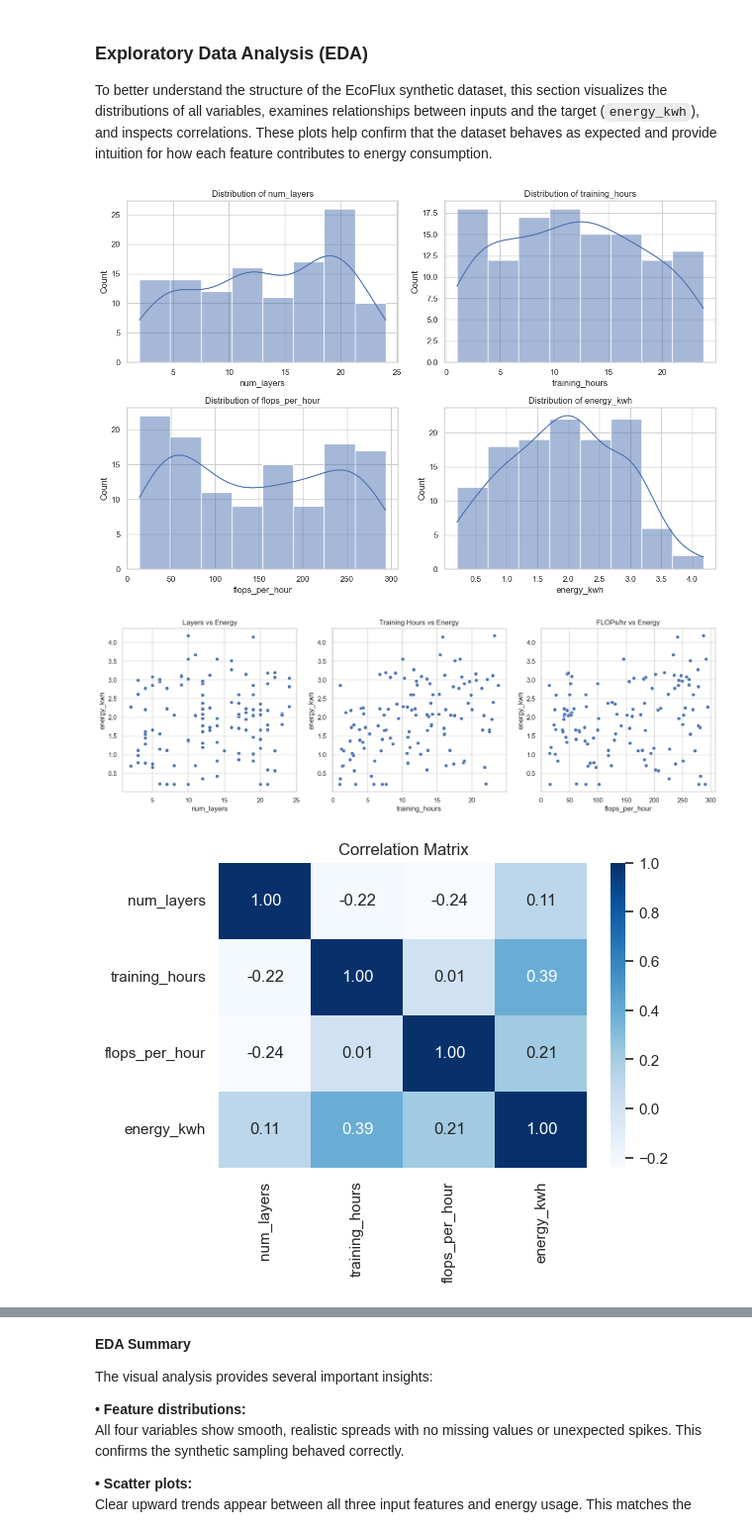
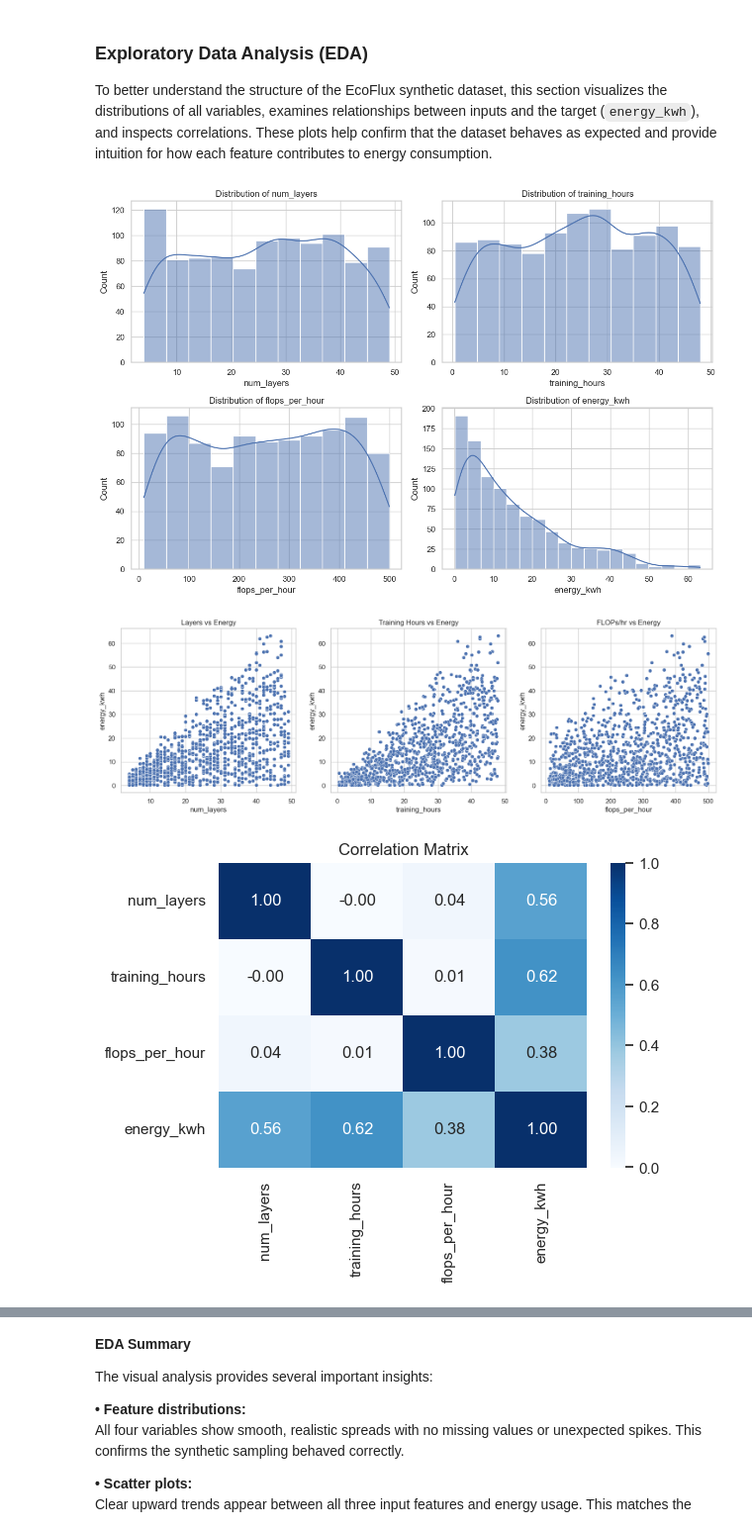
Before and after one commit to Sabrina1911/FoundationsofMachineLearningFrameworks_EcoFlux, a Jupyter notebook: notebooks/EcoFlux_FinalProject.ipynb, the cells around one changed output, grey strips where cells are left out. Shown at 99% size. Drawn from its saved outputs; the diff is of its cells as text; code cells hidden in the pictures.

```diff
--- a/notebooks/EcoFlux_FinalProject.ipynb
+++ b/notebooks/EcoFlux_FinalProject.ipynb
@@ -167,7 +220,7 @@ fig, axes = plt.subplots(2, 2, figsize=(12, 8))
 columns = ["num_layers", "training_hours", "flops_per_hour", "energy_kwh"]
 
 for ax, col in zip(axes.flatten(), columns):
-    sns.histplot(df[col], kde=True, ax=ax)
+    sns.histplot(df_new[col], kde=True, ax=ax)
     ax.set_title(f"Distribution of {col}")
 
 plt.tight_layout()
@@ -176,38 +229,38 @@ plt.show()
 
 # -----------------------------
 # 2. Scatter Plots vs Target
 # -----------------------------
 fig, axes = plt.subplots(1, 3, figsize=(18, 5))
 
-sns.scatterplot(x="num_layers", y="energy_kwh", data=df, ax=axes[0])
-sns.scatterplot(x="training_hours", y="energy_kwh", data=df, ax=axes[1])
-sns.scatterplot(x="flops_per_hour", y="energy_kwh", data=df, ax=axes[2])
+sns.scatterplot(x="num_layers", y="energy_kwh", data=df_new, ax=axes[0])
+sns.scatterplot(x="training_hours", y="energy_kwh", data=df_new, ax=axes[1])
+sns.scatterplot(x="flops_per_hour", y="energy_kwh", data=df_new, ax=axes[2])
 
 axes[0].set_title("Layers vs Energy")
 axes[1].set_title("Training Hours vs Energy")
 axes[2].set_title("FLOPs/hr vs Energy")
 
 plt.show()
 
 
 # -----------------------------
 # 3. Correlation Heatmap
 # -----------------------------
 plt.figure(figsize=(6, 4))
-corr = df.corr(numeric_only=True)
+corr = df_new.corr(numeric_only=True)
 
 sns.heatmap(corr, annot=True, cmap="Blues", fmt=".2f")
 plt.title("Correlation Matrix")
 plt.show()
 
 
 # -----------------------------
 # 4. Pairplot (Corner=True)
 # -----------------------------
-sns.pairplot(df, diag_kind="kde", corner=True)
+sns.pairplot(df_new, diag_kind="kde", corner=True)
 plt.suptitle("EcoFlux Dataset Pairplot", y=1.02)
 plt.show()
 # %% [output]
-[figure, old version]
+[figure, new version]
-[figure, old version]
+[figure, new version]
-[figure, old version]
+[figure, new version]
```
Also changed, not shown: parts of 26 cells of this notebook, 6 other files.
